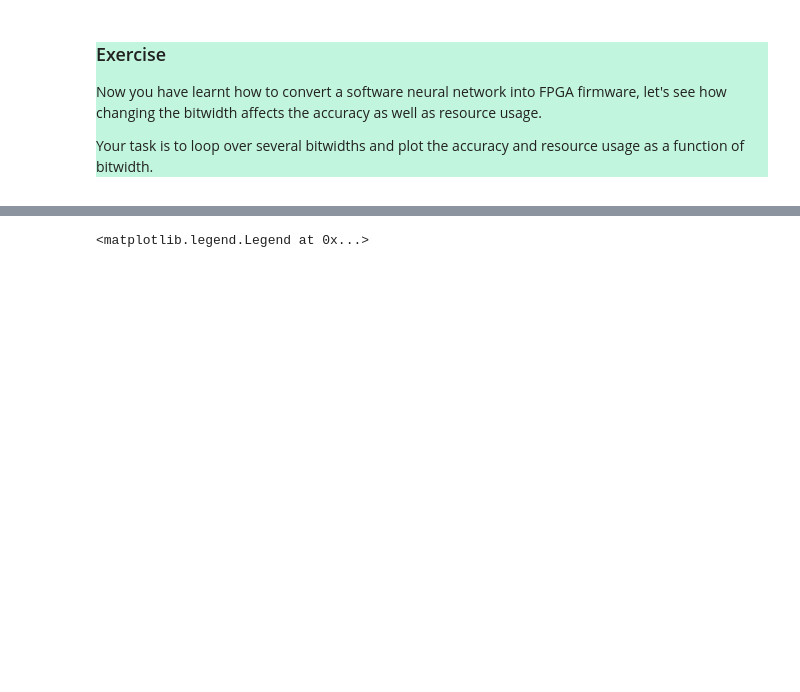
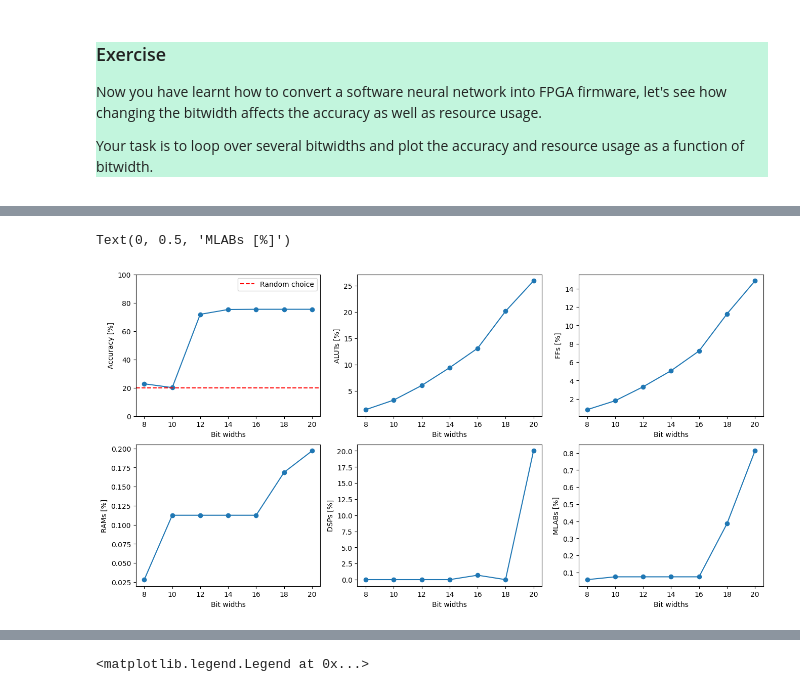
Before and after one commit to jonathon-langford/hls4ml-aims2025, a Jupyter notebook: hls4ml_introduction.ipynb, the cells around one changed output, grey strips where cells are left out. Cells and saved outputs as stored; diff of their text form; code cells hidden in the pictures; blank space fills up the shorter version.

```diff
--- a/hls4ml_introduction.ipynb
+++ b/hls4ml_introduction.ipynb
@@ -433 +602,55 @@ Your task is to loop over several bitwidths and plot the accuracy and resource u
+# %%
+# Solution: plot accuracy vs bit widths
+
+# First extract resource usage
+resource_usage = {}
+for summ in hls_summary_list:
+    resource_names = list(filter(lambda x: x["name"] == "Estimated Resource Usage", summ))[0]['columns'][1:-1]
+    available = list(filter(lambda x: x["name"] == "Available", summ))[0]['data'][:-1]
+    estimated_resources = list(filter(lambda x: x["name"] == "Total", summ))[0]['data'][:-1]
+
+    for i, resource in enumerate(resource_names):
+        r = resource.split(" ")[0]
+        if r not in resource_usage:
+            resource_usage[r] = [float(estimated_resources[i])/float(available[i])]
+        else:
+            resource_usage[r].append(float(estimated_resources[i])/float(available[i]))
+
+fig, axs = plt.subplots(2,3, figsize=(16,8))
+
+# Top left: accuracy
+axs[0][0].plot(bit_widths, 100*np.array(hls_accuracy_list), marker='o')
+axs[0][0].set_xlabel("Bit widths")
+axs[0][0].set_ylabel("Accuracy [%]")
+axs[0][0].axhline(20, color='red', ls='--', label="Random choice")
+axs[0][0].set_ylim(0,100)
+axs[0][0].legend(loc='best')
+
+# Top middle: ALUT usage
+axs[0][1].plot(bit_widths, 100*np.array(resource_usage['ALUTs']), marker='o')
+axs[0][1].set_xlabel("Bit widths")
+axs[0][1].set_ylabel("ALUTs [%]")
+
+# Top right: FF usage
+axs[0][2].plot(bit_widths, 100*np.array(resource_usage['FFs']), marker='o')
+axs[0][2].set_xlabel("Bit widths")
+axs[0][2].set_ylabel("FFs [%]")
+
+# Bottom left: accuracy
+axs[1][0].plot(bit_widths, 100*np.array(resource_usage['RAMs']), marker='o')
+axs[1][0].set_xlabel("Bit widths")
+axs[1][0].set_ylabel("RAMs [%]")
+
+# Top middle: ALUT usage
+axs[1][1].plot(bit_widths, 100*np.array(resource_usage['DSPs']), marker='o')
+axs[1][1].set_xlabel("Bit widths")
+axs[1][1].set_ylabel("DSPs [%]")
+
+# Top right: FF usage
+axs[1][2].plot(bit_widths, 100*np.array(resource_usage['MLABs']), marker='o')
+axs[1][2].set_xlabel("Bit widths")
+axs[1][2].set_ylabel("MLABs [%]")
+# %% [output]
+Text(0, 0.5, 'MLABs [%]')
+[figure, added]
 # %% [markdown]
```
Also changed, not shown: parts of 35 cells of this notebook, 1 other file.
